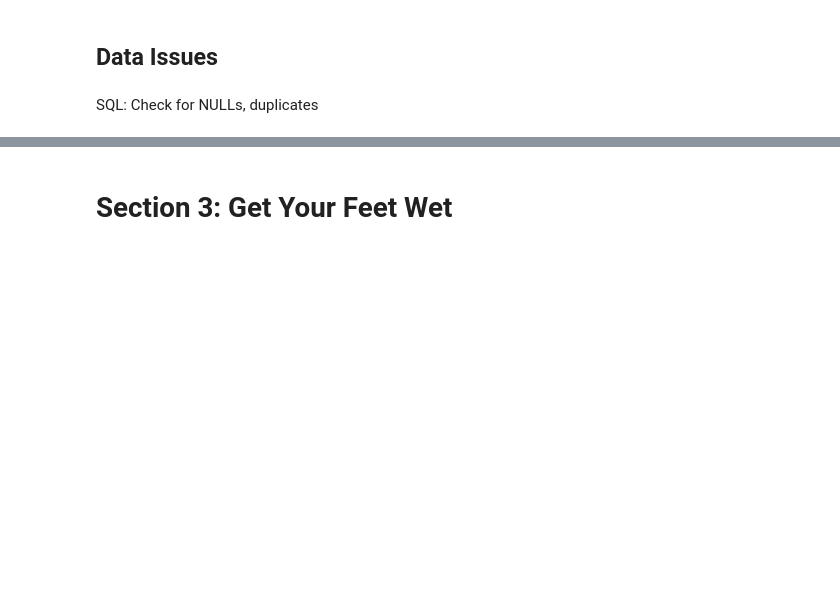
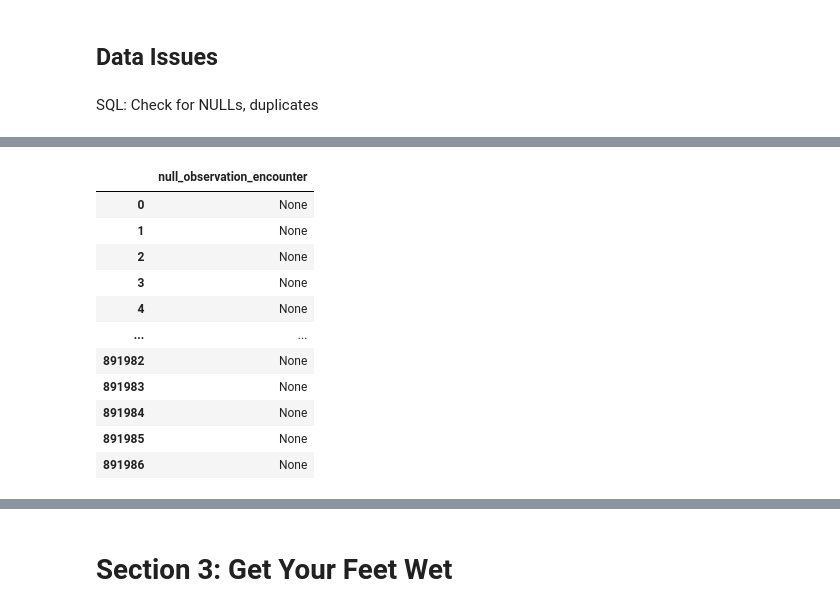
Before and after one commit to nick-allen21/synthetic_patient_analysis, a Jupyter notebook: nallen21_project1.ipynb, the cells around one changed output, grey strips where cells are left out. Drawn from its saved outputs; the diff is of its cells as text; code cells hidden in the pictures; blank space fills up the shorter version.

Commit message:
Finished making the duplicate and null check datasets

```diff
--- a/nallen21_project1.ipynb
+++ b/nallen21_project1.ipynb
@@ -120,3 +144,80 @@ SQL: Explore keys and joins
 ## Data Issues
 # %% [markdown]
 SQL: Check for NULLs, duplicates
+# %%
+query = f"""
+SELECT Id as null_patient_id
+FROM {PROJECT_ID}.{DATASET_ID}.patients_ext
+WHERE Id IS NULL
+"""
+df = bq_client.query(query).to_dataframe()
+display(df)
+
+query = f"""
+SELECT COUNT(Id) as duplicate_id_patient_count
+FROM {PROJECT_ID}.{DATASET_ID}.patients_ext
+GROUP BY Id
+HAVING COUNT(Id) > 1
+"""
+df = bq_client.query(query).to_dataframe()
+display(df)
+
+query = f"""
+SELECT Id as null_encounters_id
+FROM {PROJECT_ID}.{DATASET_ID}.encounters_ext
+WHERE Id IS NULL
+"""
+df = bq_client.query(query).to_dataframe()
+display(df)
+
+query = f"""
+SELECT COUNT(Id) as duplicate_encounters_id
+FROM {PROJECT_ID}.{DATASET_ID}.encounters_ext
+GROUP BY Id
+HAVING COUNT(Id) > 1
+"""
+df = bq_client.query(query).to_dataframe()
+display(df)
+
+query = f"""
+SELECT ENCOUNTER as null_condition_encounter, PATIENT as null_condition_patient
+FROM {PROJECT_ID}.{DATASET_ID}.conditions_ext
+WHERE (
+  ENCOUNTER IS NULL
+  Or
+  PATIENT IS NULL
+)
+"""
+df = bq_client.query(query).to_dataframe()
+display(df)
+
+query = f"""
+SELECT PATIENT as null_observation_patient
+FROM {PROJECT_ID}.{DATASET_ID}.observations_ext
+WHERE (
+  PATIENT IS NULL
+)
+"""
+df = bq_client.query(query).to_dataframe()
+display(df)
+
+query = f"""
+SELECT ENCOUNTER as null_observation_encounter
+FROM {PROJECT_ID}.{DATASET_ID}.observations_ext
+WHERE (
+  ENCOUNTER IS NULL
+)
+"""
+df = bq_client.query(query).to_dataframe()
+display(df)
+
+
+query = f"""
+SELECT PATIENT as dup_payer_transitions_patient
+FROM {PROJECT_ID}.{DATASET_ID}.payer_transitions_ext
+GROUP BY PATIENT
+HAVING COUNT(PATIENT) > 1
+"""
+df = bq_client.query(query).to_dataframe()
+display(df)
+# %% [output]
@@ -122,0 +230,12 @@ SQL: Check for NULLs, duplicates
+|  | null_observation_encounter |
+| 0 | None |
+| 1 | None |
+| 2 | None |
+| 3 | None |
+| 4 | None |
+| ... | ... |
+| 891982 | None |
+| 891983 | None |
+| 891984 | None |
+| 891985 | None |
+| 891986 | None |
```
Also changed, not shown: parts of 4 cells of this notebook.
